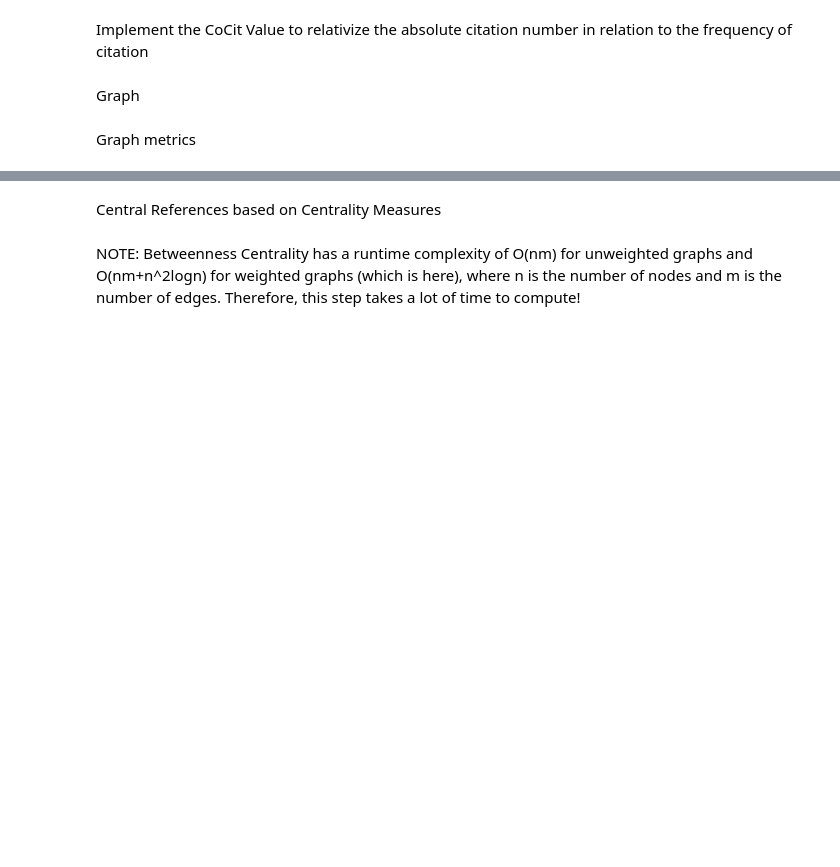
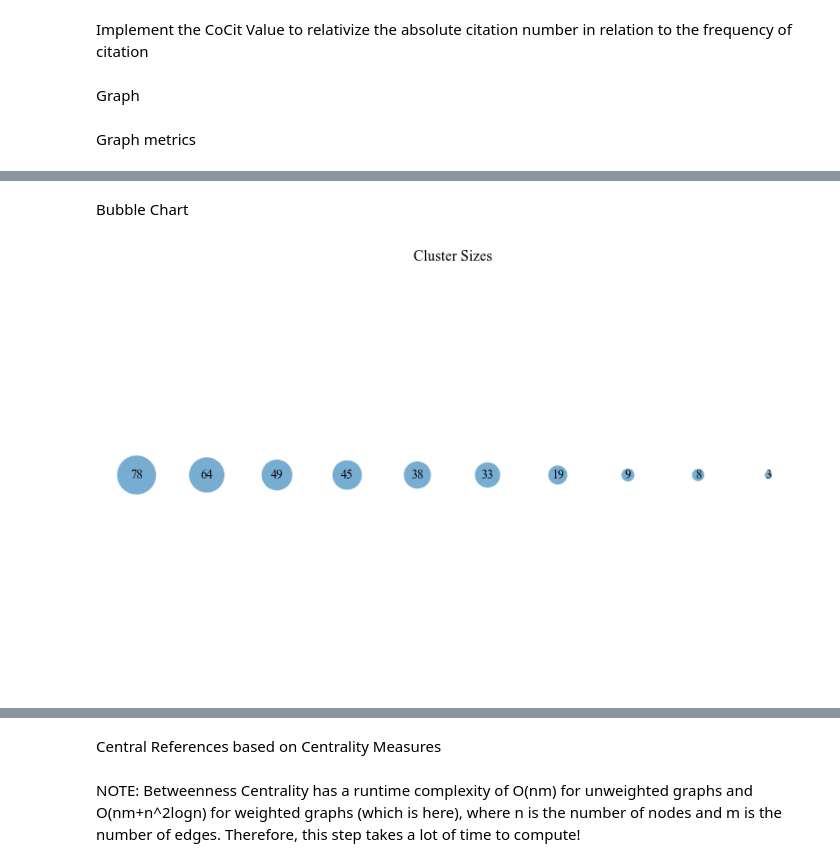
Before and after one commit to vivkow/MA_Neuro, a Jupyter notebook: cn_refs_network.ipynb, the cells around one changed output, grey strips where cells are left out. Cells and saved outputs as stored; diff of their text form; code cells hidden in the pictures; blank space fills up the shorter version.

```diff
--- a/cn_refs_network.ipynb
+++ b/cn_refs_network.ipynb
@@ -225,0 +272,5 @@ df_metrics
+# %%
+for seed, communities in zip(seeds, all_communities): # zip() function creates an iterator that will merge elements from two or more data sources into one
+    print("Seed:", seed)
+    for idx, community in enumerate(communities.communities):
+        print("Community", idx+1, "Size:", len(community))
@@ -225,0 +377,2 @@ df_metrics
+# %%
+coms = leiden_seed(G_RefNet, weights='weight', seed = 13) # seed = 13 seems to have a slightly higher embeddedness value for only 10 clusters
@@ -225,0 +431,17 @@ df_metrics
+# %%
+id_to_title = refs.set_index('item_id_clear')['title_lower'].to_dict()
+
+df_communities_with_titles = pd.DataFrame()
+
+# titles instead of IDs
+for i, community in enumerate(coms.communities):
+    title_community = [id_to_title.get(node_id, "Unknown") for node_id in community]
+    df_communities_with_titles[f'Community_{i+1}'] = pd.Series(title_community)
+
+# Transpose
+df_communities_with_titles = df_communities_with_titles.transpose()
+
+# column that shows the size of each community
+df_communities_with_titles['Size'] = df_communities_with_titles.apply(lambda row: row.count(), axis=1)
+
+df_communities_with_titles
@@ -225,0 +462,24 @@ df_metrics
+# %% [markdown]
+Bubble Chart
+# %%
+clusters = ['Cluster 1', 'Cluster 2', 'Cluster 3', 'Cluster 4', 'Cluster 5',
+            'Cluster 6', 'Cluster 7', 'Cluster 8', 'Cluster 9', 'Cluster 10']
+sizes = df_communities_with_titles['Size'].tolist()
+
+plt.rcParams['font.family'] = 'serif'
+plt.rcParams['font.serif'] = 'Times New Roman'
+
+# easier to compare and see
+#norm_sizes = [size/max(sizes) * 1000 for size in sizes]
+
+fig, ax = plt.subplots(figsize=(10, 6))
+ax.scatter(clusters, [1]*10, s=norm_sizes, alpha=0.6, edgecolors="w", linewidth=0.5)
+
+for i, txt in enumerate(sizes):
+    ax.annotate(txt, (clusters[i], 1), fontsize=10, ha='center', va='center')
+
+ax.axis('off')
+ax.set_title('Cluster Sizes')
+plt.show()
+# %% [output]
+[figure, added]
```
Also changed, not shown: parts of 56 cells of this notebook, 7 other files.
